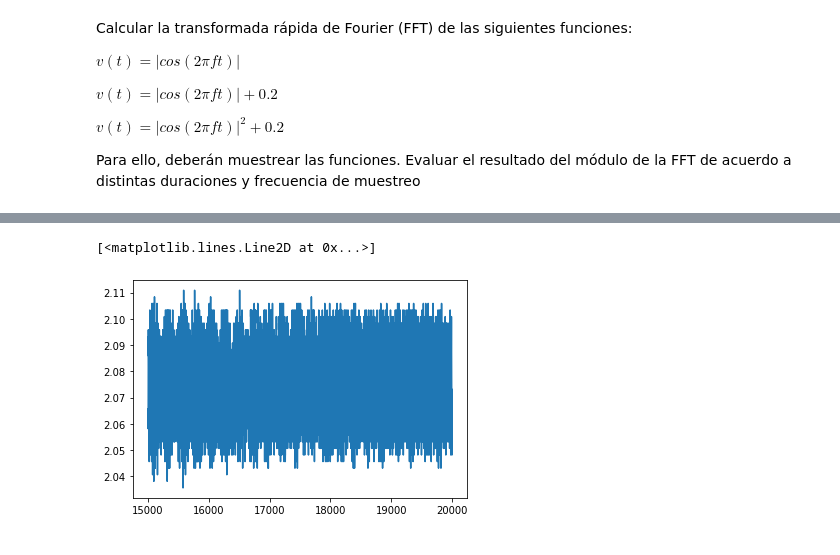
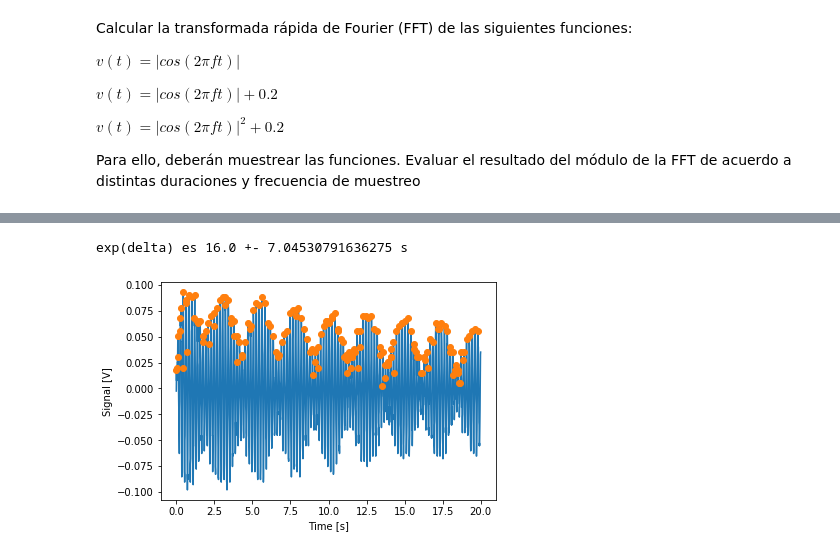
Before and after one commit to LunaKadysz/Laboratorio-4, a Jupyter notebook: Practica3/Practica3.ipynb, the cells around one changed output, grey strips where cells are left out. Cells and saved outputs as stored; diff of their text form; code cells hidden in the pictures.

```diff
--- a/Practica3/Practica3.ipynb
+++ b/Practica3/Practica3.ipynb
@@ -203,10 +269,12 @@ plt.plot(t,v)
-# %%
-%matplotlib inline
-t_ = np.where(np.logical_and(t>=15, t<20))[0]
-v_ = v[15000:20000]
-plt.plot(t_,v_)
-# %% [output]
-[<matplotlib.lines.Line2D at 0x...>]
-[figure, removed]
+# %%
+peaks, _ = find_peaks(v[0:2000],height = 0)
+plt.plot(t[0:2000],v[0:2000])
+plt.plot(t[peaks], v[peaks], "o")
+plt.xlabel("Time [s]")
+plt.ylabel("Signal [V]")
+print(f'exp(delta) es {np.median(np.diff(peaks))} +- {np.std(np.diff(peaks))} s')
+# %% [output]
+exp(delta) es 16.0 +- 7.04530791636275 s
+[figure, added]
 # %%
 %matplotlib qt
```
Also changed, not shown: parts of 17 cells of this notebook, 2 other files.
